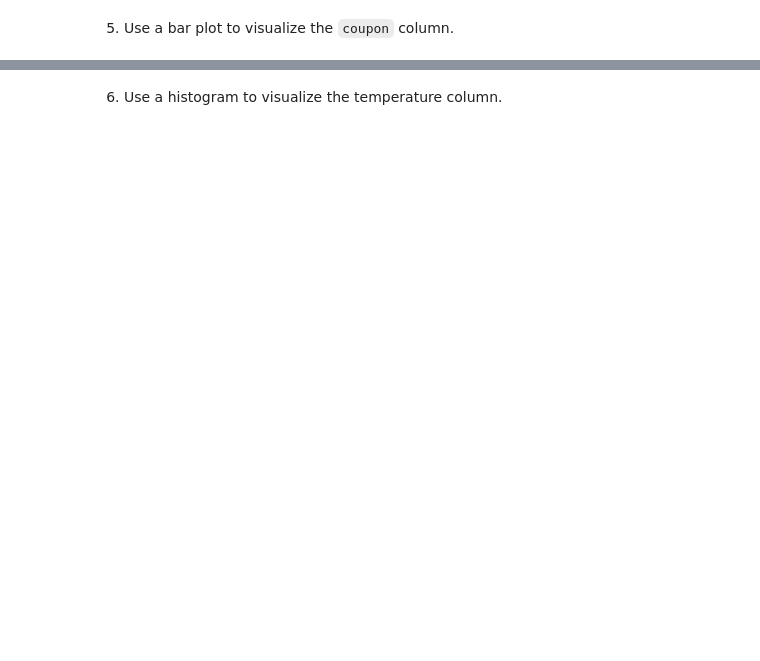
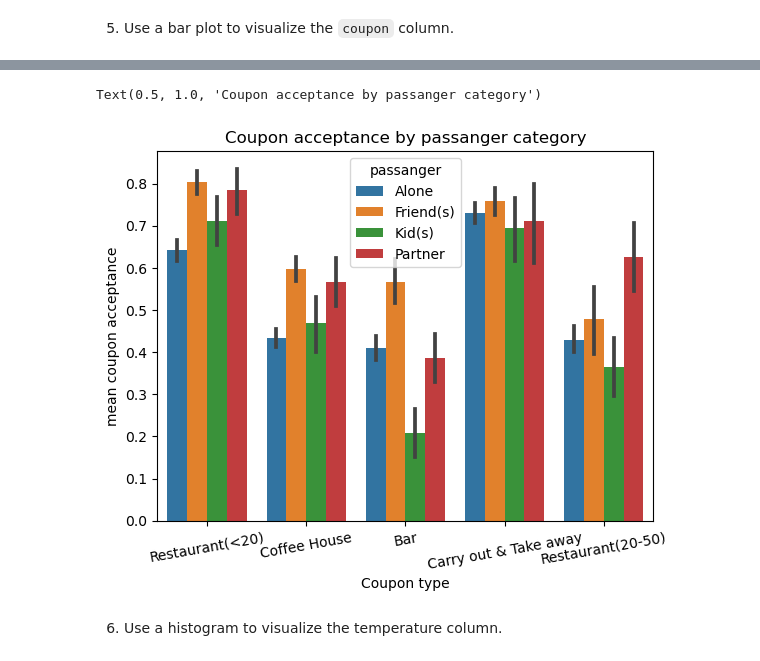
Before and after one commit to kneetu/AI-ML, a Jupyter notebook: assignment_5_1/prompt.ipynb, the cells around one changed output, grey strips where cells are left out. Saved outputs shown, nothing was run; the diff lists cells and outputs as text; code cells hidden in the pictures; blank space fills up the shorter version.

```diff
--- a/assignment_5_1/prompt.ipynb
+++ b/assignment_5_1/prompt.ipynb
@@ -166,0 +192,6 @@ data = data.dropna(subset=['Bar','CoffeeHouse','CarryAway','RestaurantLessThan20
+# %%
+data['expiration'] = data['expiration'].str.replace('1d','24')
+data['expiration'] = data['expiration'].str.replace('2h','2')
+print(data['expiration'].unique())
+pd.to_numeric(data['expiration'])
+data.head()
@@ -179,2 +217,12 @@ fig.show()
+# %%
+
+sns.barplot(data=data, x='coupon', y='Y', hue ='passanger')
+plt.xticks(rotation=10)
+plt.xlabel('Coupon type')
+plt.ylabel('mean coupon acceptance')
+plt.title('Coupon acceptance by passanger category')
+# %% [output]
+Text(0.5, 1.0, 'Coupon acceptance by passanger category')
+[figure, added]
 # %% [markdown]
 6. Use a histogram to visualize the temperature column.
```
Also changed, not shown: parts of 22 cells of this notebook.
